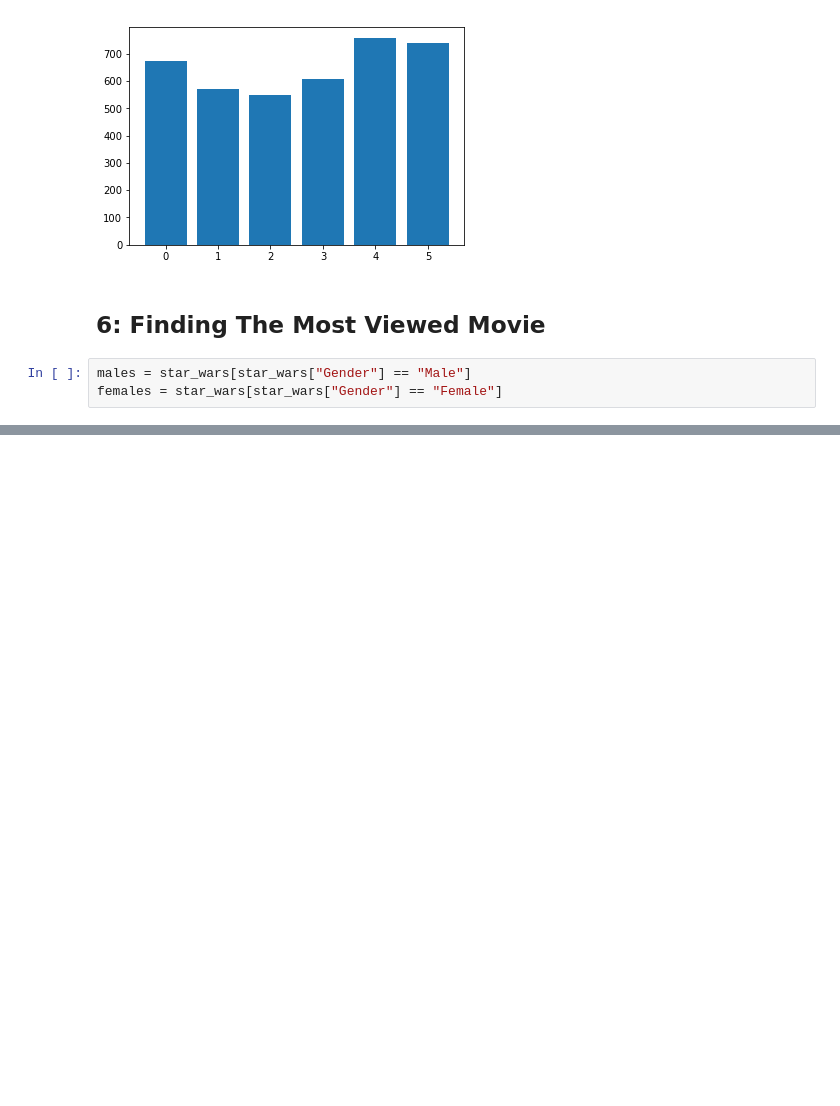
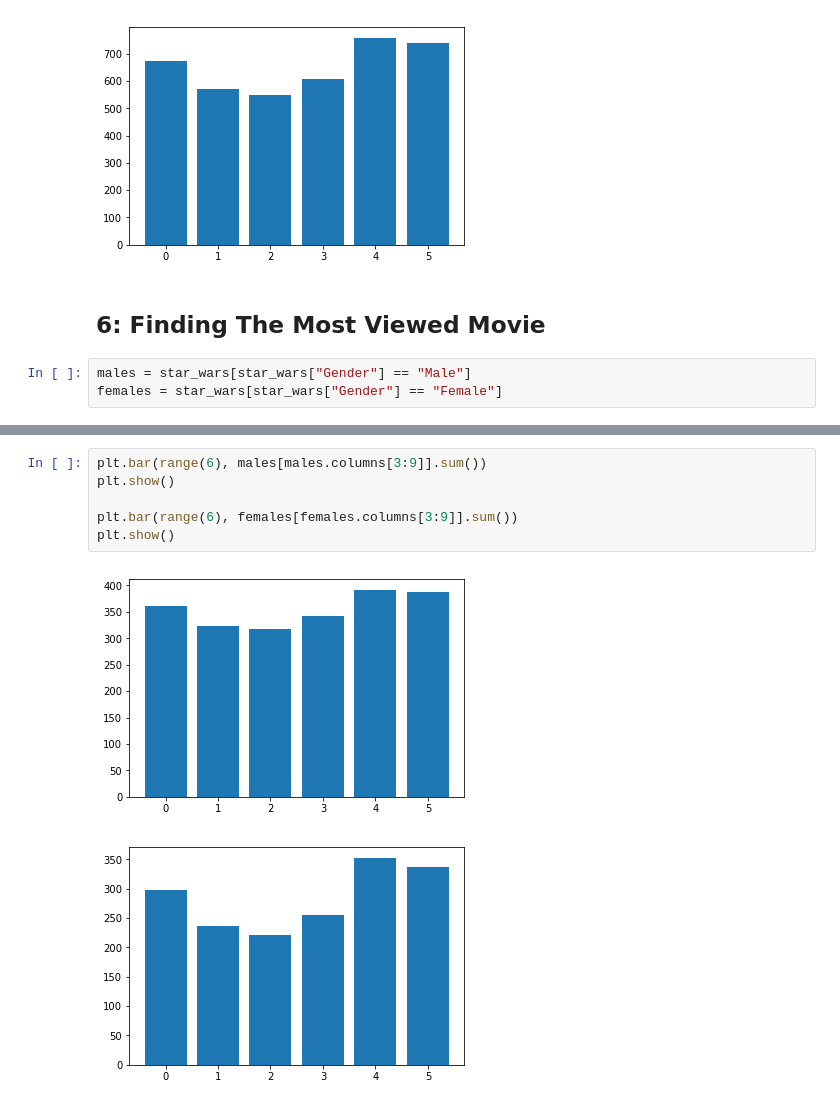
Before and after one commit to JasonMDev/guidedprojects, a Jupyter notebook: jupyter-files/GP08.ipynb, the cells around one changed output, grey strips where cells are left out. Cells and saved outputs as stored; diff of their text form; blank space fills up the shorter version.

```diff
--- a/jupyter-files/GP08.ipynb
+++ b/jupyter-files/GP08.ipynb
@@ -160,0 +170,9 @@ females = star_wars[star_wars["Gender"] == "Female"]
+# %%
+plt.bar(range(6), males[males.columns[3:9]].sum())
+plt.show()
+
+plt.bar(range(6), females[females.columns[3:9]].sum())
+plt.show()
+# %% [output]
+[figure, added]
+[figure, added]
```
Also changed, not shown: parts of 1 cell of this notebook.
